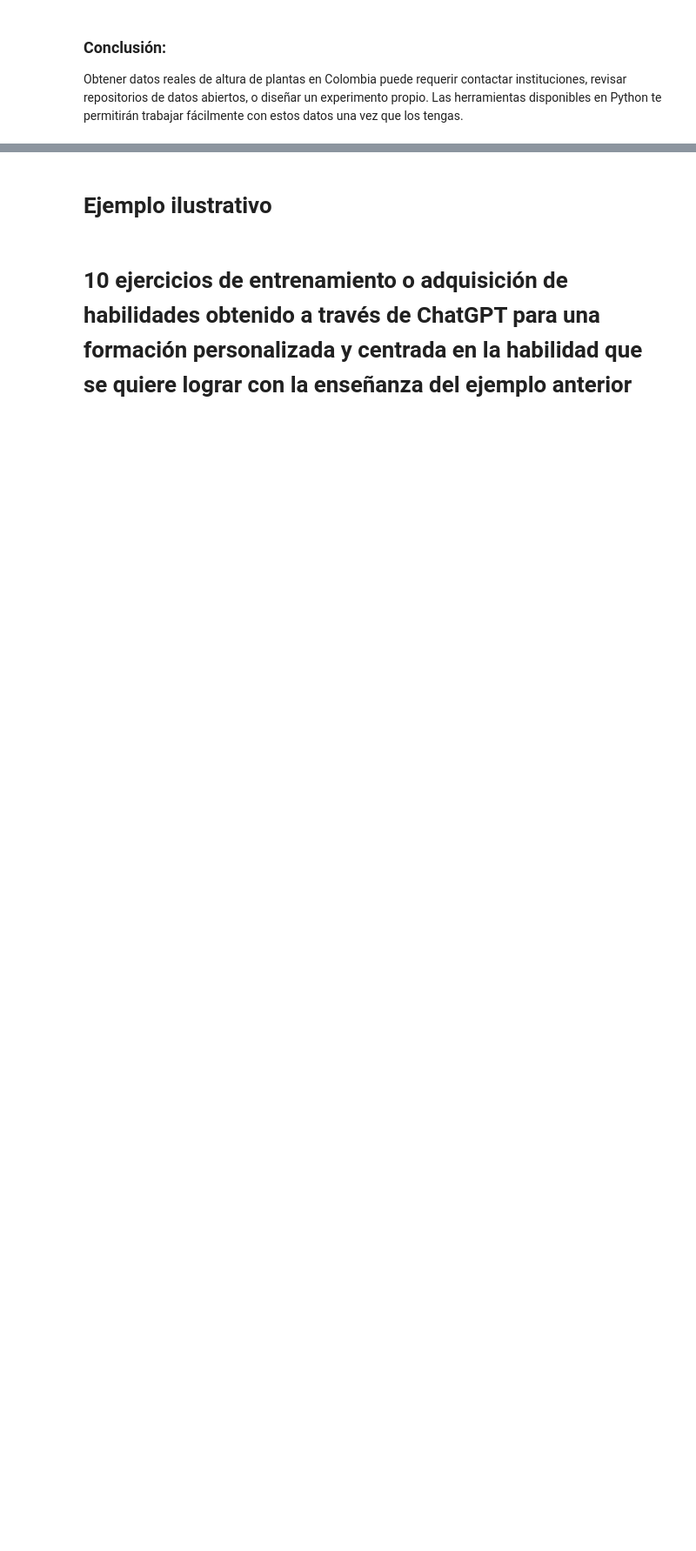
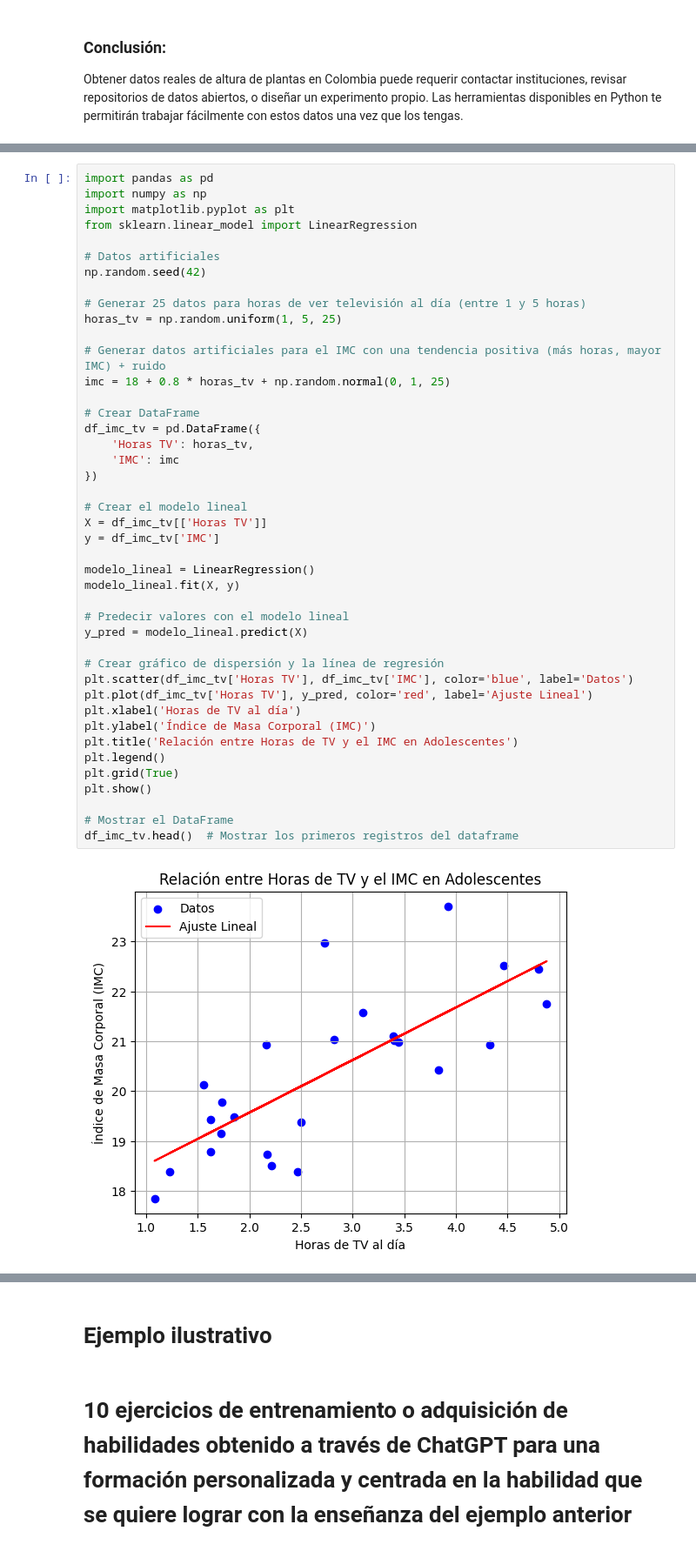
Before and after one commit to marco-canas/extension, a Jupyter notebook: talleres_maestros_puerto_libertador/taller_17_october/1_como_se_elabora_una_tabla/1_como_elaborar_tabla.ipynb, the cells around one changed output, grey strips where cells are left out. Shown at 87% size. Saved outputs shown, nothing was run; the diff lists cells and outputs as text; blank space fills up the shorter version.

```diff
--- a/talleres_maestros_puerto_libertador/taller_17_october/1_como_se_elabora_una_tabla/1_como_elaborar_tabla.ipynb
+++ b/talleres_maestros_puerto_libertador/taller_17_october/1_como_se_elabora_una_tabla/1_como_elaborar_tabla.ipynb
@@ -489,0 +484,45 @@ Indicadores:
+# %%
+import pandas as pd
+import numpy as np
+import matplotlib.pyplot as plt
+from sklearn.linear_model import LinearRegression
+
+# Datos artificiales
+np.random.seed(42)
+
+# Generar 25 datos para horas de ver televisión al día (entre 1 y 5 horas)
+horas_tv = np.random.uniform(1, 5, 25)
+
+# Generar datos artificiales para el IMC con una tendencia positiva (más horas, mayor IMC) + ruido
+imc = 18 + 0.8 * horas_tv + np.random.normal(0, 1, 25)
+
+# Crear DataFrame
+df_imc_tv = pd.DataFrame({
+    'Horas TV': horas_tv,
+    'IMC': imc
+})
+
+# Crear el modelo lineal
+X = df_imc_tv[['Horas TV']]
+y = df_imc_tv['IMC']
+
+modelo_lineal = LinearRegression()
+modelo_lineal.fit(X, y)
+
+# Predecir valores con el modelo lineal
+y_pred = modelo_lineal.predict(X)
+
+# Crear gráfico de dispersión y la línea de regresión
+plt.scatter(df_imc_tv['Horas TV'], df_imc_tv['IMC'], color='blue', label='Datos')
+plt.plot(df_imc_tv['Horas TV'], y_pred, color='red', label='Ajuste Lineal')
+plt.xlabel('Horas de TV al día')
+plt.ylabel('Índice de Masa Corporal (IMC)')
+plt.title('Relación entre Horas de TV y el IMC en Adolescentes')
+plt.legend()
+plt.grid(True)
+plt.show()
+
+# Mostrar el DataFrame
+df_imc_tv.head()  # Mostrar los primeros registros del dataframe
+# %% [output]
+[figure, added]
```
Also changed, not shown: parts of 54 cells of this notebook.
